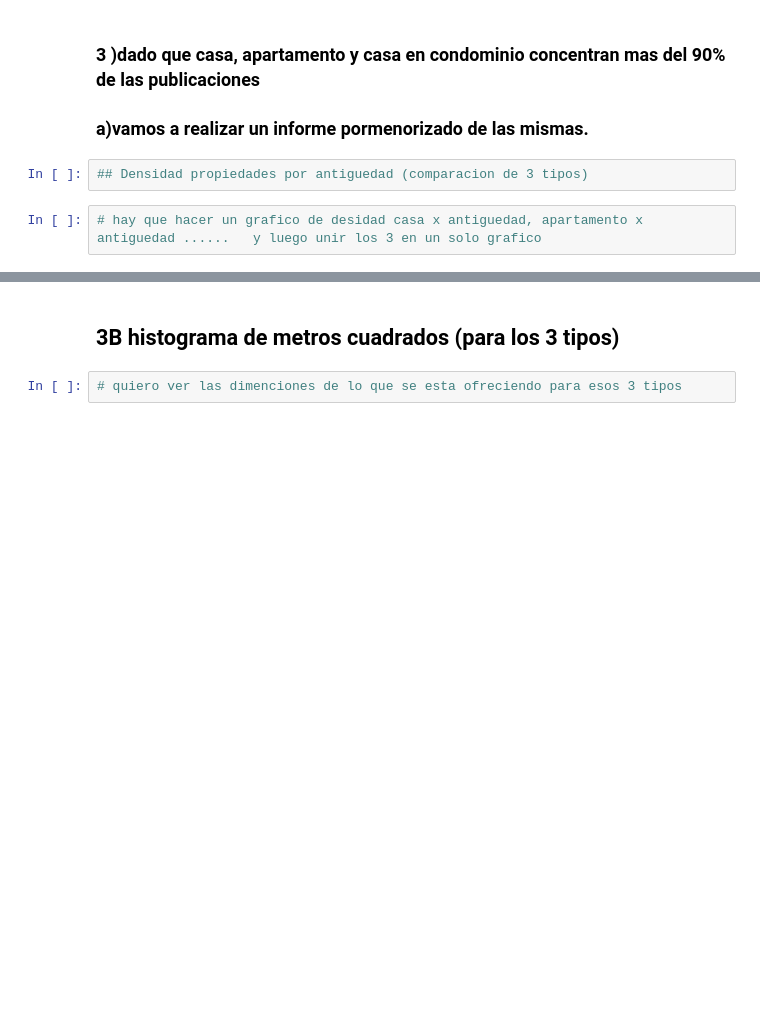
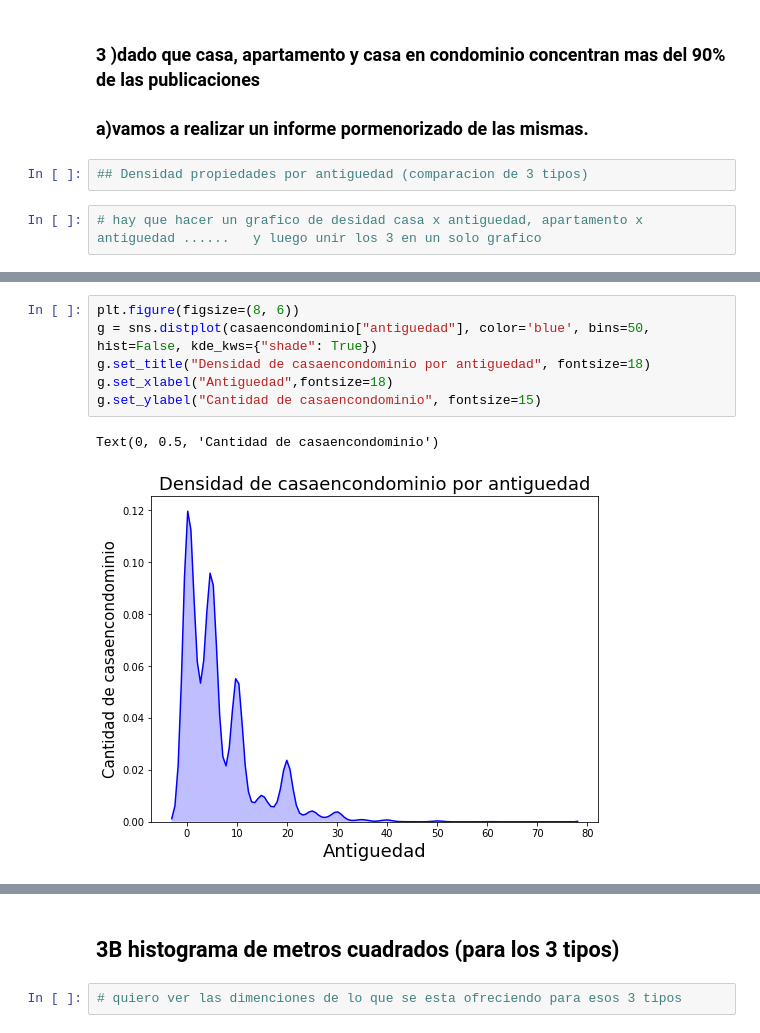
Before and after one commit to josetec1/DatosG29, a Jupyter notebook: 01 TipoInmuebles.ipynb, the cells around one changed output, grey strips where cells are left out. Drawn from its saved outputs; the diff is of its cells as text; blank space fills up the shorter version.

```diff
--- a/01 TipoInmuebles.ipynb
+++ b/01 TipoInmuebles.ipynb
@@ -583,0 +671,9 @@ Text(0, 0.5, 'Densidad')
+# %%
+plt.figure(figsize=(8, 6))
+g = sns.distplot(casaencondominio["antiguedad"], color='blue', bins=50, hist=False, kde_kws={"shade": True})
+g.set_title("Densidad de casaencondominio por antiguedad", fontsize=18)
+g.set_xlabel("Antiguedad",fontsize=18)
+g.set_ylabel("Cantidad de casaencondominio", fontsize=15)
+# %% [output]
+Text(0, 0.5, 'Cantidad de casaencondominio')
+[figure, added]
```
Also changed, not shown: parts of 28 cells of this notebook, 3 other files.
